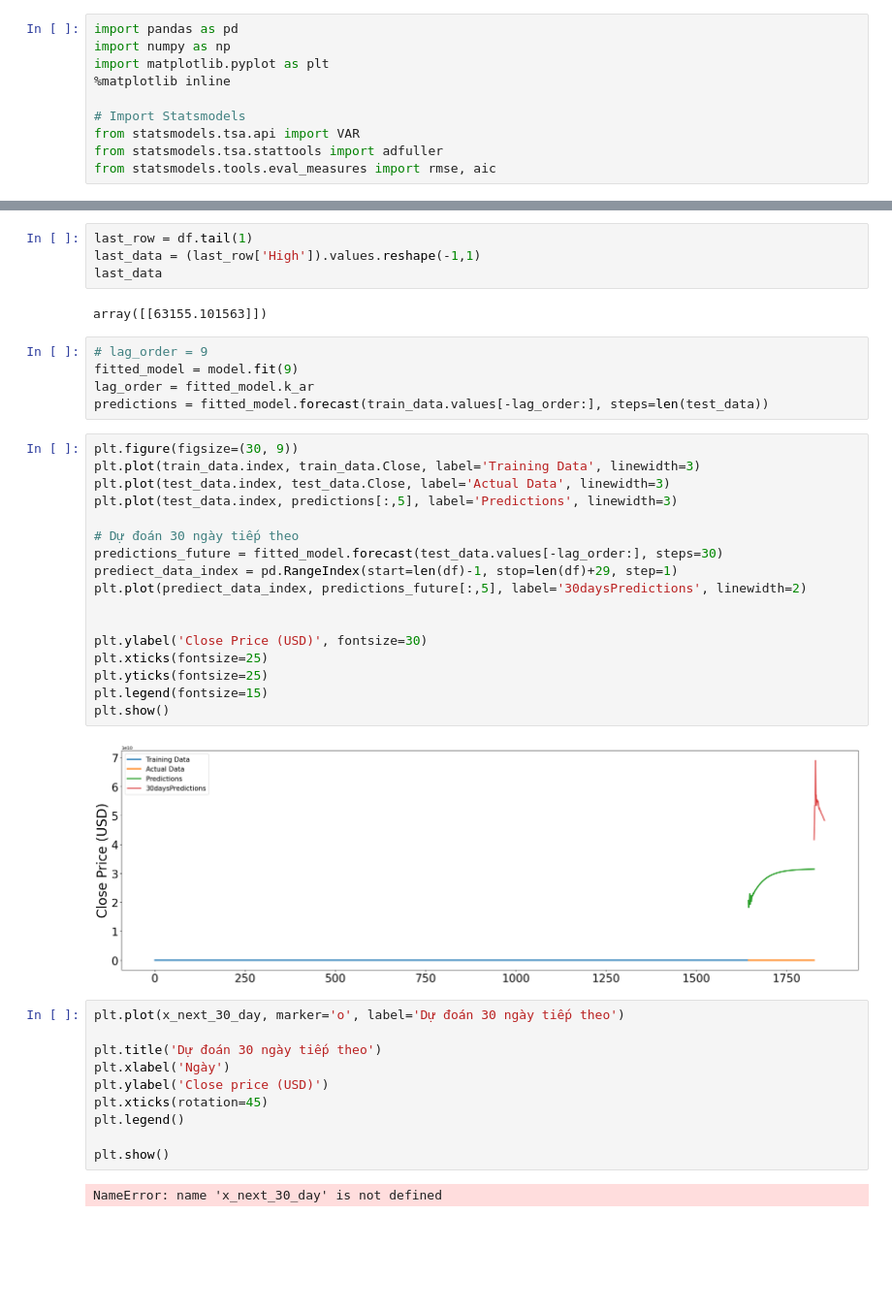
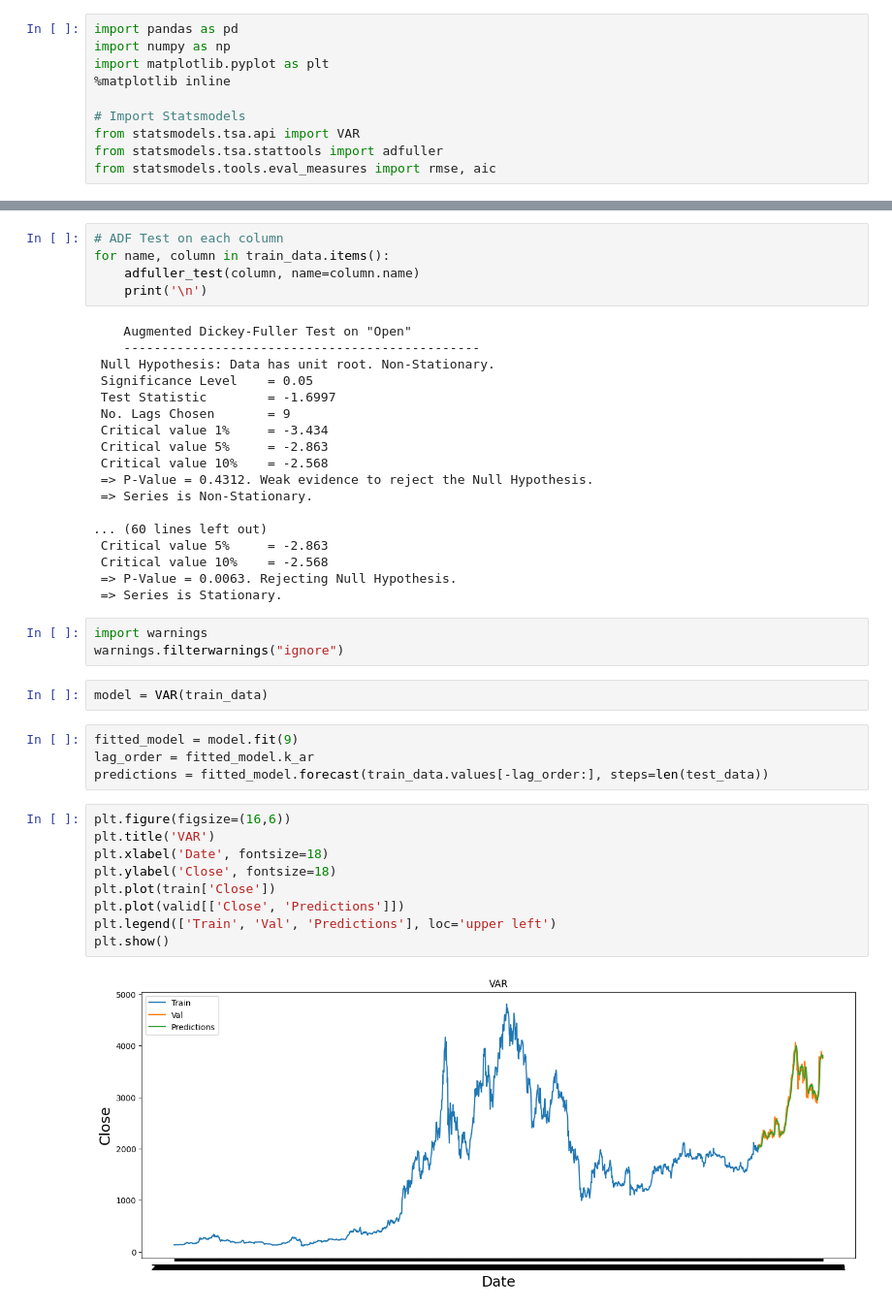
Before and after one commit to Kao2-03/IS403_O21_17, a Jupyter notebook: Model/VAR/Team17_Var_BTC.ipynb, the cells around one changed output, grey strips where cells are left out. Shown: that part at 97% size. Saved outputs shown, nothing was run; the diff lists cells and outputs as text; blank space fills up the shorter version.

Commit message:
Sửa Model

```diff
--- a/Model/VAR/Team17_Var_BTC.ipynb
+++ b/Model/VAR/Team17_Var_BTC.ipynb
@@ -140,42 +206,43 @@ for col in data_series.columns:
-# %%
-last_row = df.tail(1)
-last_data = (last_row['High']).values.reshape(-1,1)
-last_data
-# %% [output]
-array([[63155.101563]])
+# %%
+# ADF Test on each column
+for name, column in train_data.items():
+    adfuller_test(column, name=column.name)
+    print('\n')
+# %% [output]
+    Augmented Dickey-Fuller Test on "Open"
+    -----------------------------------------------
+ Null Hypothesis: Data has unit root. Non-Stationary.
+ Significance Level    = 0.05
+ Test Statistic        = -1.6997
+ No. Lags Chosen       = 9
+ Critical value 1%     = -3.434
+ Critical value 5%     = -2.863
+ Critical value 10%    = -2.568
+ => P-Value = 0.4312. Weak evidence to reject the Null Hypothesis.
+ => Series is Non-Stationary.
+
+... (60 lines left out)
+ Critical value 5%     = -2.863
+ Critical value 10%    = -2.568
+ => P-Value = 0.0063. Rejecting Null Hypothesis.
+ => Series is Stationary.
+# %%
+import warnings
+warnings.filterwarnings("ignore")
+# %%
+model = VAR(train_data)
 # %%
-# lag_order = 9
 fitted_model = model.fit(9)
 lag_order = fitted_model.k_ar
 predictions = fitted_model.forecast(train_data.values[-lag_order:], steps=len(test_data))
-# %%
-plt.figure(figsize=(30, 9))
-plt.plot(train_data.index, train_data.Close, label='Training Data', linewidth=3)
-plt.plot(test_data.index, test_data.Close, label='Actual Data', linewidth=3)
-plt.plot(test_data.index, predictions[:,5], label='Predictions', linewidth=3)
-
-# Dự đoán 30 ngày tiếp theo
-predictions_future = fitted_model.forecast(test_data.values[-lag_order:], steps=30)
-prediect_data_index = pd.RangeIndex(start=len(df)-1, stop=len(df)+29, step=1)
-plt.plot(prediect_data_index, predictions_future[:,5], label='30daysPredictions', linewidth=2)
-
-
-plt.ylabel('Close Price (USD)', fontsize=30)
-plt.xticks(fontsize=25)
-plt.yticks(fontsize=25)
-plt.legend(fontsize=15)
-plt.show()
-# %% [output]
-[figure, removed]
-# %%
-plt.plot(x_next_30_day, marker='o', label='Dự đoán 30 ngày tiếp theo')
-
-plt.title('Dự đoán 30 ngày tiếp theo')
-plt.xlabel('Ngày')
-plt.ylabel('Close price (USD)')
-plt.xticks(rotation=45)
-plt.legend()
-
-plt.show()
-# %% [output]
-NameError: name 'x_next_30_day' is not defined
+# %%
+plt.figure(figsize=(16,6))
+plt.title('VAR')
+plt.xlabel('Date', fontsize=18)
+plt.ylabel('Close', fontsize=18)
+plt.plot(train['Close'])
+plt.plot(valid[['Close', 'Predictions']])
+plt.legend(['Train', 'Val', 'Predictions'], loc='upper left')
+plt.show()
+# %% [output]
+[figure, added]
```
Also changed, not shown: parts of 17 cells of this notebook, 5 other files.
